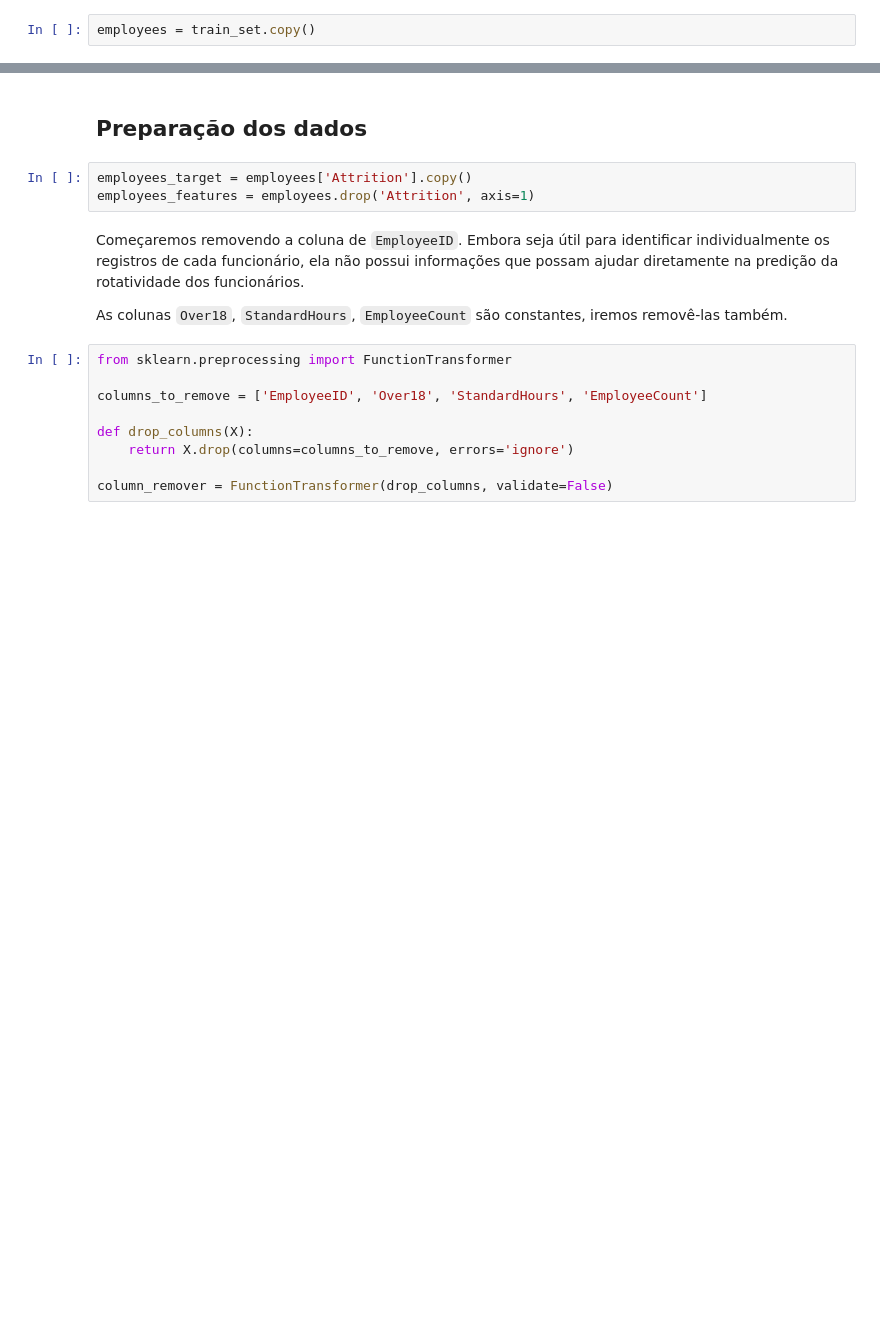
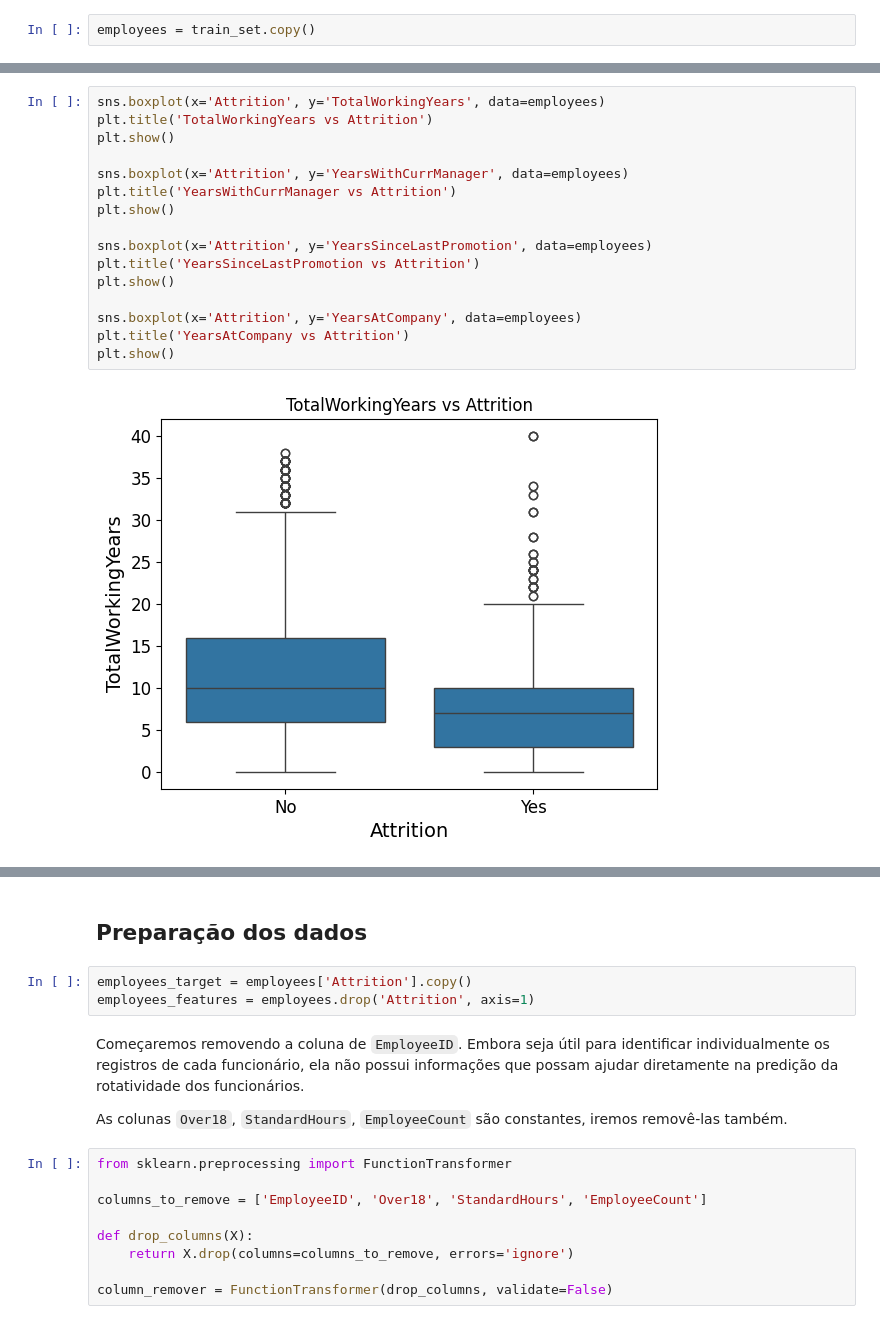
Before and after one commit to amandatz/employee-attrition-analysis, a Jupyter notebook: solution.ipynb, the cells around one changed output, grey strips where cells are left out. Saved outputs shown, nothing was run; the diff lists cells and outputs as text; blank space fills up the shorter version.

```diff
--- a/solution.ipynb
+++ b/solution.ipynb
@@ -282,0 +172,18 @@ ValueError: could not convert string to float: 'Travel_Rarely'
+# %%
+sns.boxplot(x='Attrition', y='TotalWorkingYears', data=employees)
+plt.title('TotalWorkingYears vs Attrition')
+plt.show()
+
+sns.boxplot(x='Attrition', y='YearsWithCurrManager', data=employees)
+plt.title('YearsWithCurrManager vs Attrition')
+plt.show()
+
+sns.boxplot(x='Attrition', y='YearsSinceLastPromotion', data=employees)
+plt.title('YearsSinceLastPromotion vs Attrition')
+plt.show()
+
+sns.boxplot(x='Attrition', y='YearsAtCompany', data=employees)
+plt.title('YearsAtCompany vs Attrition')
+plt.show()
+# %% [output]
+[figure, added]
```
Also changed, not shown: parts of 25 cells of this notebook.
